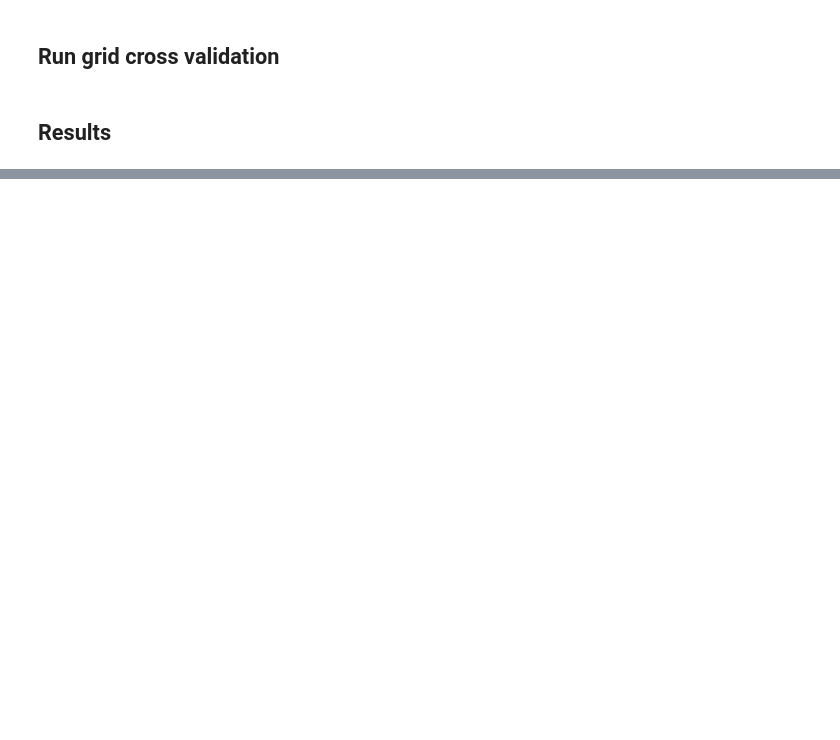
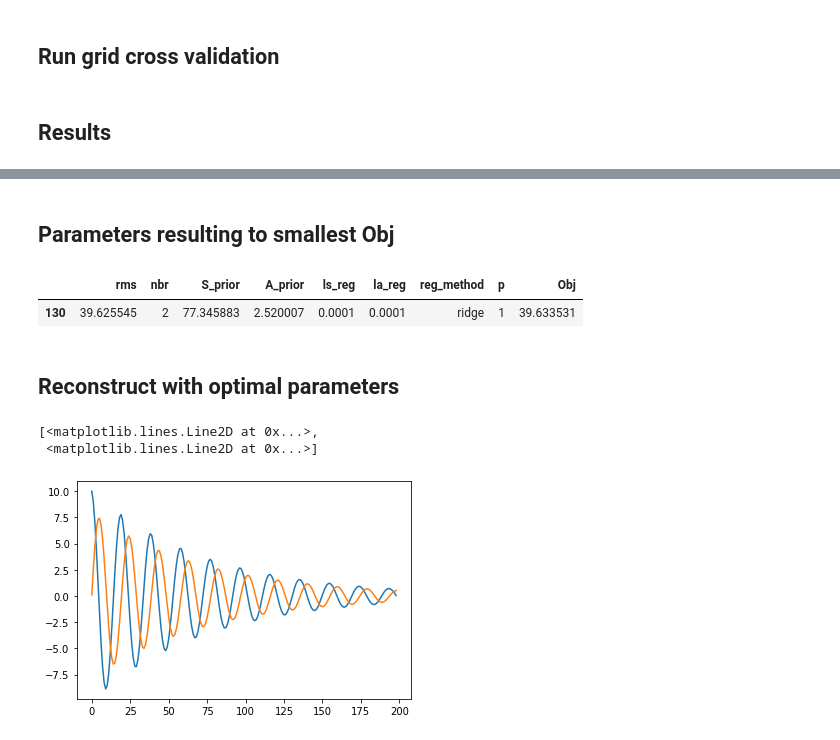
Before and after one commit to BBELAOUCHA/iSDR_cython, a Jupyter notebook: examples/iSDR_example.ipynb, the cells around one changed output, grey strips where cells are left out. Saved outputs shown, nothing was run; the diff lists cells and outputs as text; code cells hidden in the pictures; blank space fills up the shorter version.

```diff
--- a/examples/iSDR_example.ipynb
+++ b/examples/iSDR_example.ipynb
@@ -169,9 +169,9 @@ plt.xlim(0, n_t)
 # %%
 from iSDR_cython import linear_model
 # %%
-clf = linear_model.iSDRcv(l21_values=[10**-i for i in range(1, 5)],
-                          la_values=[10**-i for i in range(1, 5)], model_p=[1,2,3],
-                          method=['lasso'])
+clf = linear_model.iSDRcv(l21_values=[10**-i for i in range(-1, 6, 1)],
+                          la_values=[10**-i for i in range(-1, 5,1)], model_p=[1,2,3],
+                          method=['lasso', 'ridge'])
 # %% [markdown]
 ## Created random folder
 # %%
@@ -206,0 +187,2 @@ clf.results
+# %%
+df = clf.results
@@ -206,0 +198,21 @@ clf.results
+# %% [markdown]
+## Parameters resulting to smallest Obj
+# %%
+x  = df[df.Obj == df.Obj.min()]
+# %%
+x
+# %% [output]
+|  | rms | nbr | S_prior | A_prior | ls_reg | la_reg | reg_method | p | Obj |
+| 130 | 39.625545 | 2 | 77.345883 | 2.520007 | 0.0001 | 0.0001 | ridge | 1 | 39.633531 |
+# %% [markdown]
+## Reconstruct with optimal parameters
+# %%
+cl = ciSDR.linear_model.iSDR(l21_ratio=x.ls_reg.values[0], la=x.la_reg.values[0])
+cl.solver(G, M, SC, nbr_iter=10, model_p=x.p.values[0], A=np.eye(n_s), method=x.reg_method.values[0])
+R = cl.coef_
+# %%
+plt.plot(cl.coef_.T)
+# %% [output]
+[<matplotlib.lines.Line2D at 0x...>,
+ <matplotlib.lines.Line2D at 0x...>]
+[figure, added]
```
Also changed, not shown: parts of 7 cells of this notebook, 3 other files.
